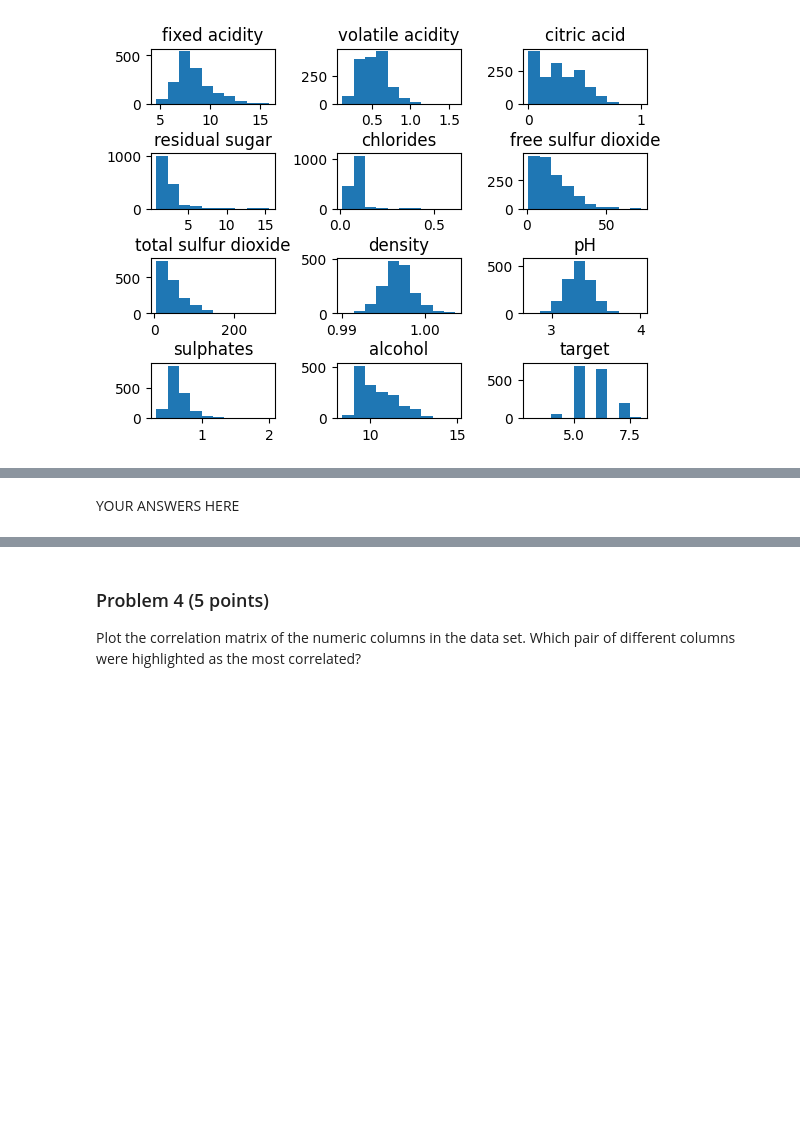
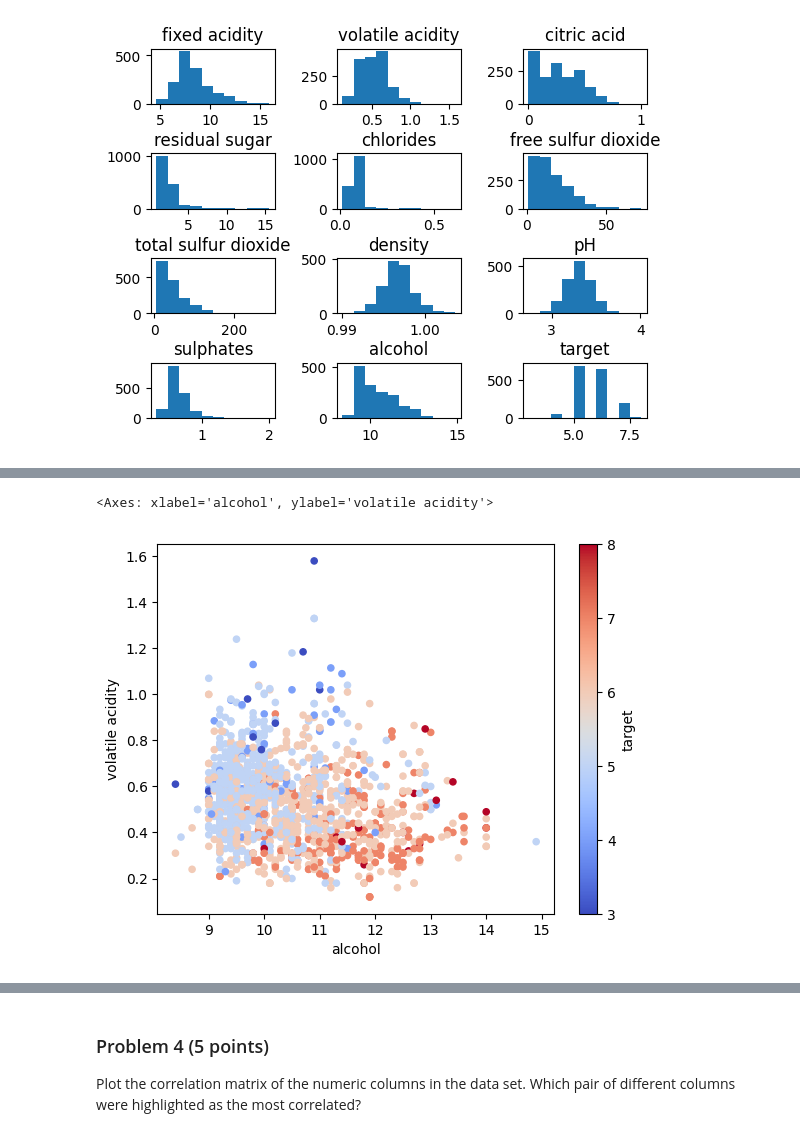
Before and after one commit to egarr831/dx602-final-project, a Jupyter notebook: project.ipynb, the cells around one changed output, grey strips where cells are left out. Saved outputs shown, nothing was run; the diff lists cells and outputs as text; code cells hidden in the pictures; blank space fills up the shorter version.

```diff
--- a/project.ipynb
+++ b/project.ipynb
@@ -204,2 +217,5 @@ for c in wine_cleaned.columns:
-# %% [markdown]
-YOUR ANSWERS HERE
+# %%
+wine_cleaned.plot.scatter("alcohol", "volatile acidity", c="target", colormap="coolwarm")
+# %% [output]
+<Axes: xlabel='alcohol', ylabel='volatile acidity'>
+[figure, added]
```
Also changed, not shown: parts of 6 cells of this notebook.
